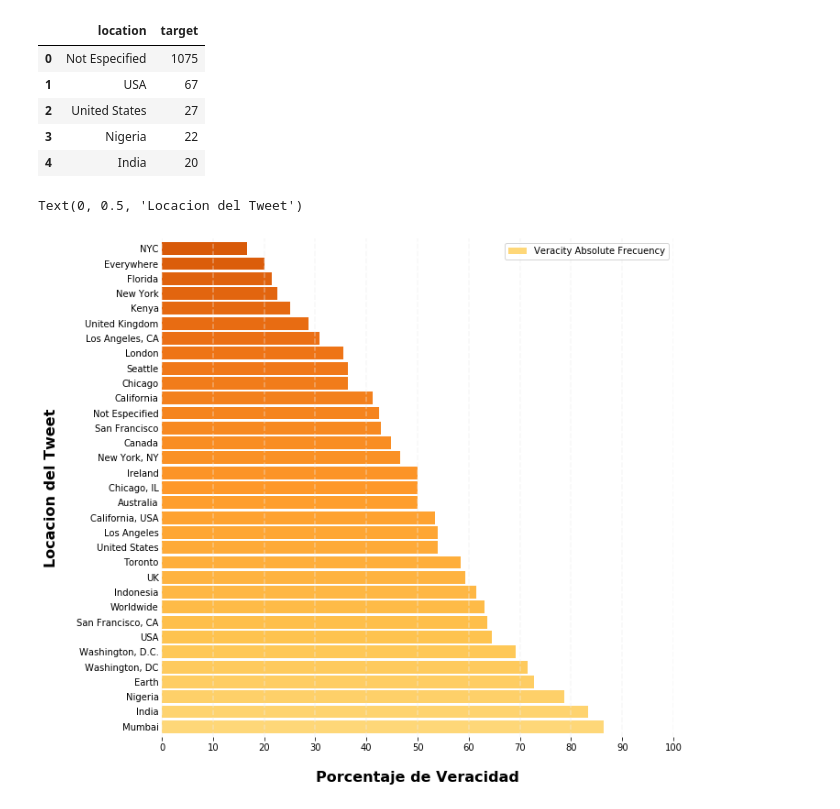
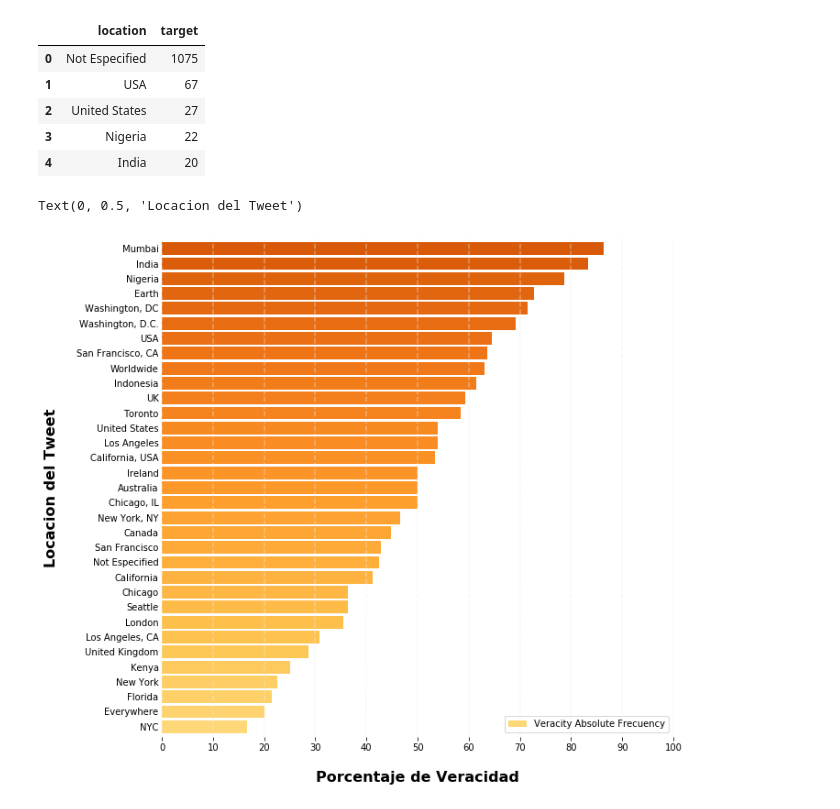
Before and after one commit to RiedelNicolas/TP1-Organizacion-de-Datos, a Jupyter notebook: Hugo.ipynb, the cells around one changed output. Saved outputs shown, nothing was run; the diff lists cells and outputs as text; code cells hidden in the pictures.

Commit message:
top 10 de Tweets veridicos por locacion

```diff
--- a/Hugo.ipynb
+++ b/Hugo.ipynb
@@ -91,7 +91,7 @@ has_more_tweets_than_cuantity_mean = (tweets_by_loc['cuantity'] > 10)
 tweets_frecuency_by_loc = tweets_by_loc[has_more_tweets_than_cuantity_mean]
 del tweets_frecuency_by_loc['target']
 del tweets_frecuency_by_loc['cuantity']
-tweets_frecuency_by_loc = tweets_frecuency_by_loc.sort_values('Veracity Absolute Frecuency', ascending =False)
+tweets_frecuency_by_loc = tweets_frecuency_by_loc.sort_values('Veracity Absolute Frecuency', ascending =True)
 tweets_frecuency_by_loc = tweets_frecuency_by_loc.reset_index()
 tweets_frecuency_by_loc.head(10)
 # %% [output]
@@ -122,25 +122,25 @@ tweets_by_loc.head()
 # %%
 tweets_frecuency_by_loc['Veracity Absolute Frecuency'] = tweets_frecuency_by_loc['Veracity Absolute Frecuency'] * 100
 # %%
-tweets_frecuency_by_loc.sort_values()
+
 saltos = np.linspace(0.3, 0.7, 33)
 colores = (cm.get_cmap('YlOrBr'))(saltos)
 top20 = tweets_frecuency_by_loc.plot(kind='barh', y ='Veracity Absolute Frecuency', x = 'location', figsize=(10,10), color=colores, width=0.85)
 
 plt.xticks(np.arange(0, 100+1, 10.0))
 plt.tick_params(axis='y', length=0)
 
 top20.spines['right'].set_visible(False)
 top20.spines['top'].set_visible(False)
 top20.spines['left'].set_visible(False)
 top20.spines['bottom'].set_visible(False)
 
 lineas = top20.get_xticks()
 for i in lineas:
       top20.axvline(x=i, linestyle='--', alpha=0.4, color='#eeeeee')
 
 top20.set_xlabel("Porcentaje de Veracidad", labelpad=20, weight='bold', size=16)
 top20.set_ylabel("Locacion del Tweet", labelpad=20, weight='bold', size=16)
 # %% [output]
 Text(0, 0.5, 'Locacion del Tweet')
-[figure, old version]
+[figure, new version]
```
Also changed, not shown: parts of 5 cells of this notebook.
